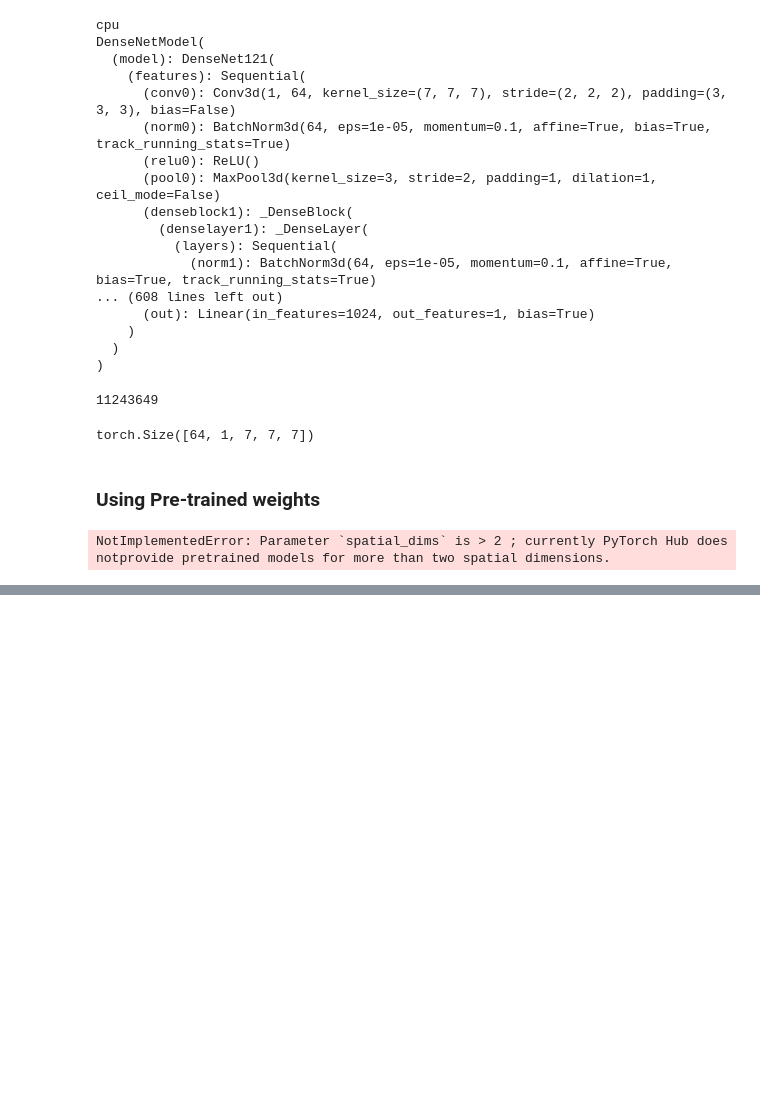
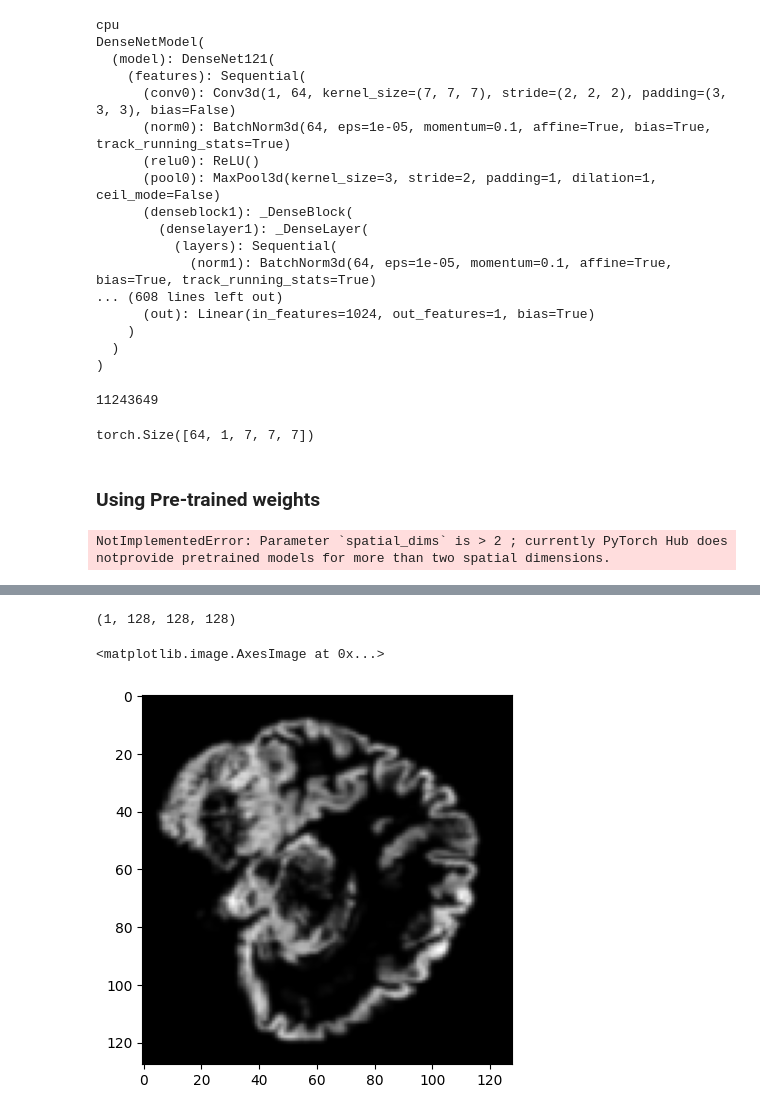
Before and after one commit to RAFAELLOPE/mic26, a Jupyter notebook: main.ipynb, the cells around one changed output, grey strips where cells are left out. Saved outputs shown, nothing was run; the diff lists cells and outputs as text; code cells hidden in the pictures; blank space fills up the shorter version.

```diff
--- a/main.ipynb
+++ b/main.ipynb
@@ -58,0 +88,22 @@ NotImplementedError: Parameter `spatial_dims` is > 2 ; currently PyTorch Hub doe
+# %%
+transforms = Compose([
+    LoadImaged(keys=["image"]),
+    EnsureChannelFirstd(keys=["image"]),
+    Lambdad(keys=["image"], func=lambda x: torch.nan_to_num(x, nan=0.0)),
+
+    Orientationd(keys=["image"], axcodes="RAS"),
+    NormalizeIntensityd(keys=["image"]),
+    Resized(keys=["image"], spatial_size=(128, 128, 128)),
+    ToTensord(keys=["image", "label"]),
+])
+
+
+img_t = transforms({"image": img_path, "label":0})
+img_t = img_t["image"].numpy()
+
+print(img_t.shape)
+plt.imshow(img_t[0, 50, :, :], cmap='gray')
+# %% [output]
+(1, 128, 128, 128)
+<matplotlib.image.AxesImage at 0x...>
+[figure, added]
```
Also changed, not shown: parts of 4 cells of this notebook, 3 other files.
